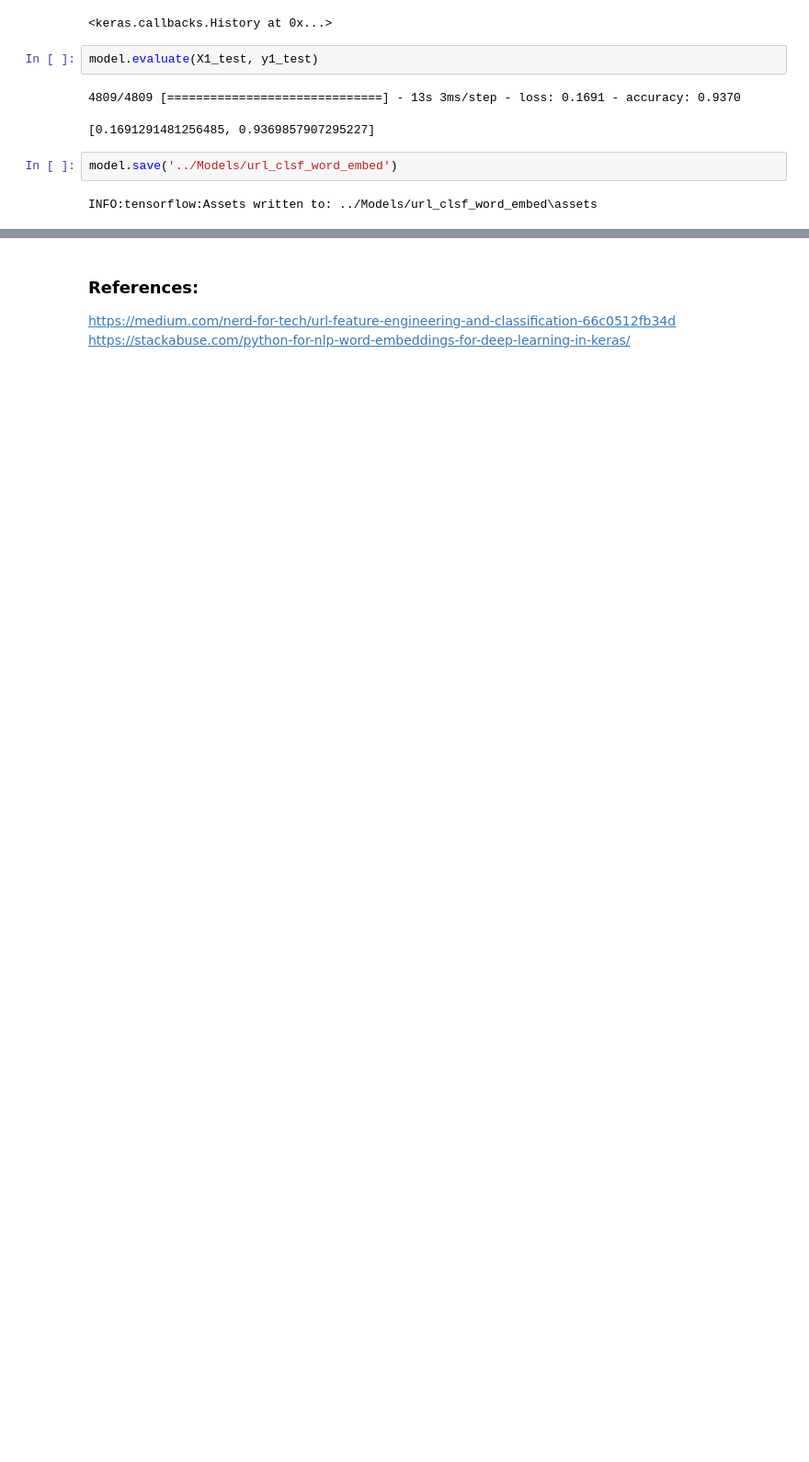
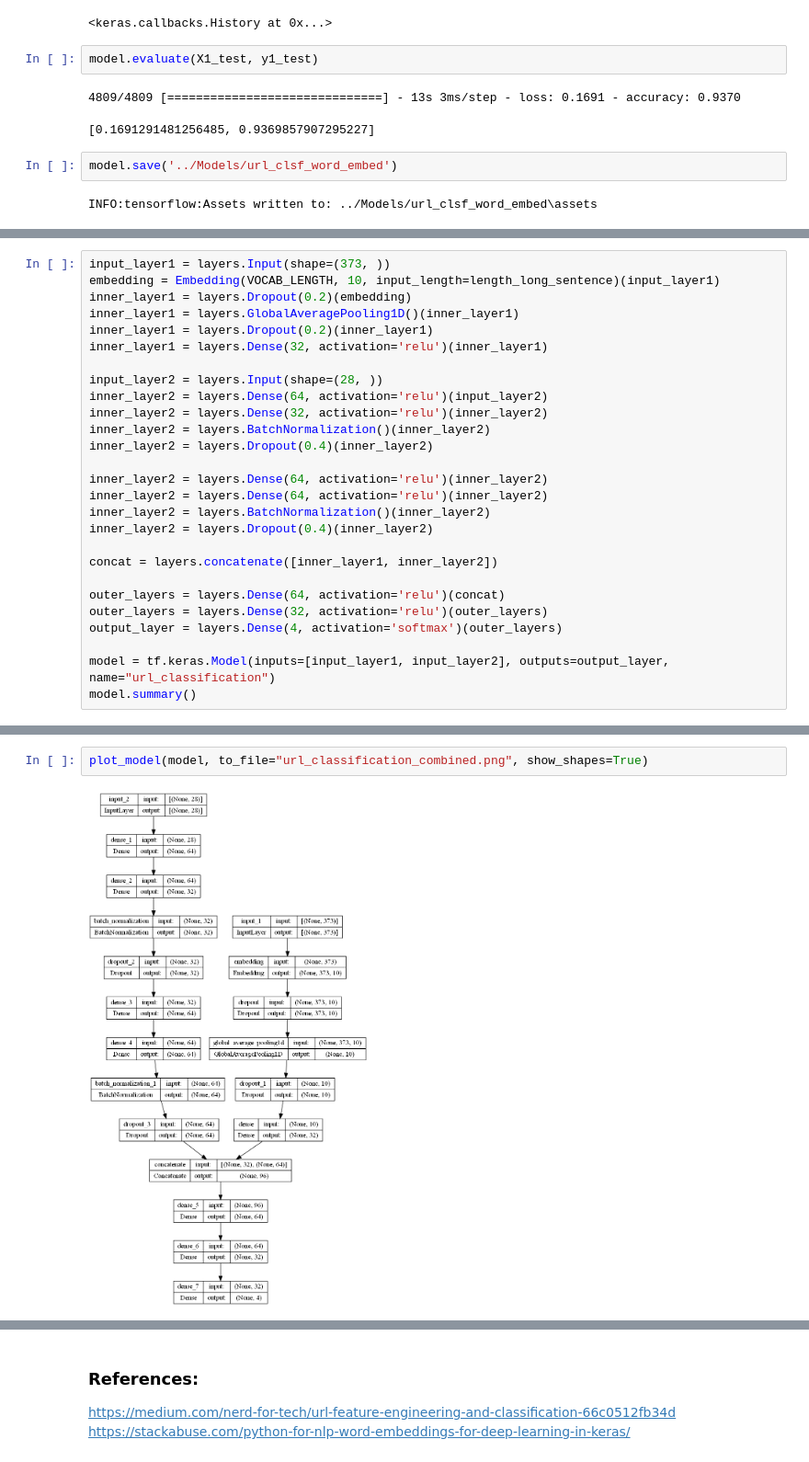
Before and after one commit to Nihal-Srivastava05/AI-Based-Firewall, a Jupyter notebook: Notebooks/URL Classification.ipynb, the cells around one changed output, grey strips where cells are left out. Shown at 92% size. Cells and saved outputs as stored; diff of their text form; blank space fills up the shorter version.

```diff
--- a/Notebooks/URL Classification.ipynb
+++ b/Notebooks/URL Classification.ipynb
@@ -835,0 +862,27 @@ INFO:tensorflow:Assets written to: ../Models/url_clsf_word_embed\assets
+# %%
+input_layer1 = layers.Input(shape=(373, ))
+embedding = Embedding(VOCAB_LENGTH, 10, input_length=length_long_sentence)(input_layer1)
+inner_layer1 = layers.Dropout(0.2)(embedding)
+inner_layer1 = layers.GlobalAveragePooling1D()(inner_layer1)
+inner_layer1 = layers.Dropout(0.2)(inner_layer1)
+inner_layer1 = layers.Dense(32, activation='relu')(inner_layer1)
+
+input_layer2 = layers.Input(shape=(28, ))
+inner_layer2 = layers.Dense(64, activation='relu')(input_layer2)
+inner_layer2 = layers.Dense(32, activation='relu')(inner_layer2)
+inner_layer2 = layers.BatchNormalization()(inner_layer2)
+inner_layer2 = layers.Dropout(0.4)(inner_layer2)
+
+inner_layer2 = layers.Dense(64, activation='relu')(inner_layer2)
+inner_layer2 = layers.Dense(64, activation='relu')(inner_layer2)
+inner_layer2 = layers.BatchNormalization()(inner_layer2)
+inner_layer2 = layers.Dropout(0.4)(inner_layer2)
+
+concat = layers.concatenate([inner_layer1, inner_layer2])
+
+outer_layers = layers.Dense(64, activation='relu')(concat)
+outer_layers = layers.Dense(32, activation='relu')(outer_layers)
+output_layer = layers.Dense(4, activation='softmax')(outer_layers)
+
+model = tf.keras.Model(inputs=[input_layer1, input_layer2], outputs=output_layer, name="url_classification")
+model.summary()
@@ -835,0 +907,4 @@ INFO:tensorflow:Assets written to: ../Models/url_clsf_word_embed\assets
+# %%
+plot_model(model, to_file="url_classification_combined.png", show_shapes=True)
+# %% [output]
+[figure, added]
```
Also changed, not shown: parts of 36 cells of this notebook, 4 other files.
